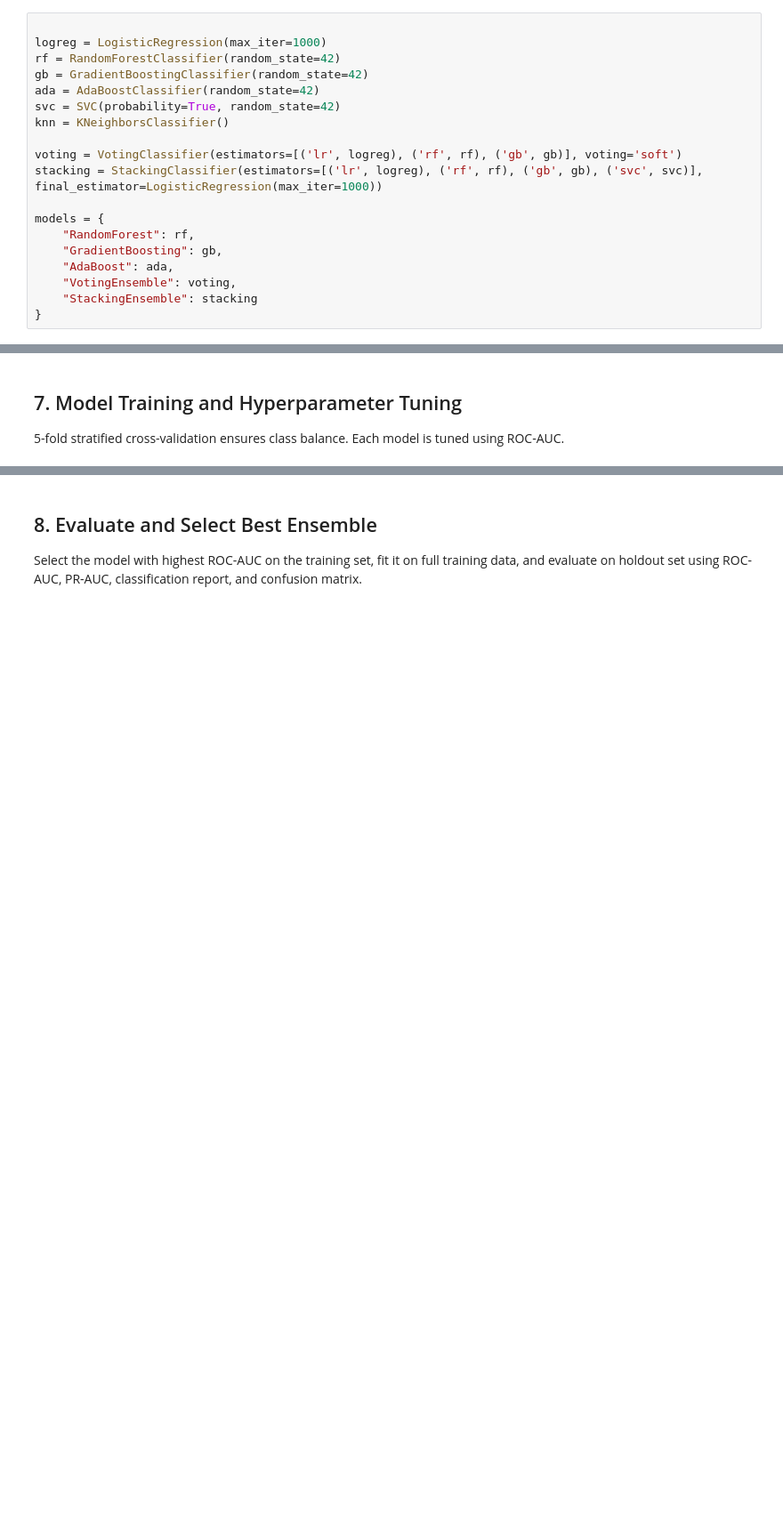
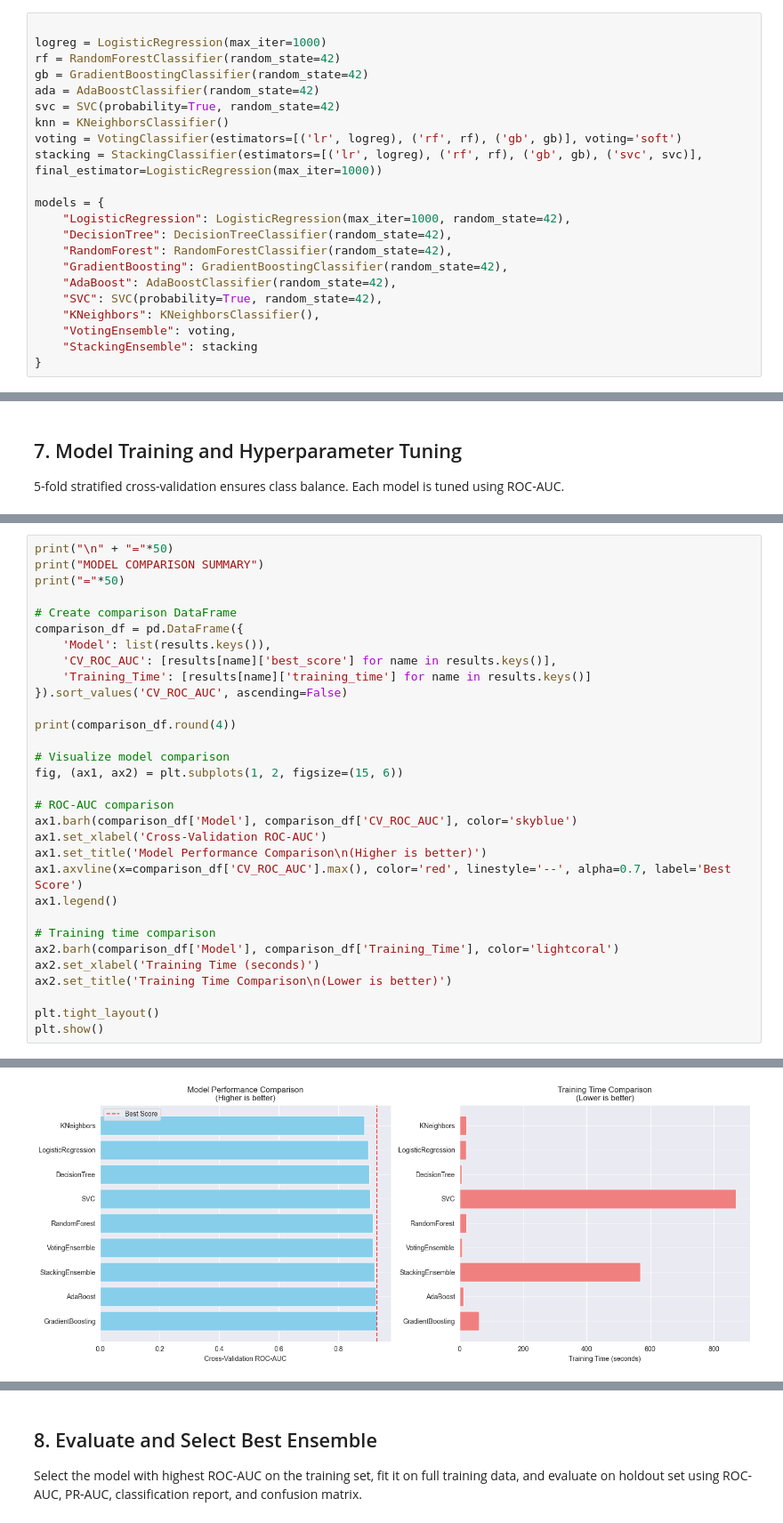
Before and after one commit to rufina-chyhohidze/ML-adult-income-prediction, a Jupyter notebook: 3_Model_Selection_and_Justification.ipynb, the cells around one changed output, grey strips where cells are left out. Shown: that part at 89% size. Cells and saved outputs as stored; diff of their text form; blank space fills up the shorter version.

Commit message:
added more models

```diff
--- a/3_Model_Selection_and_Justification.ipynb
+++ b/3_Model_Selection_and_Justification.ipynb
@@ -110,14 +114,17 @@ gb = GradientBoostingClassifier(random_state=42)
 ada = AdaBoostClassifier(random_state=42)
 svc = SVC(probability=True, random_state=42)
 knn = KNeighborsClassifier()
-
 voting = VotingClassifier(estimators=[('lr', logreg), ('rf', rf), ('gb', gb)], voting='soft')
 stacking = StackingClassifier(estimators=[('lr', logreg), ('rf', rf), ('gb', gb), ('svc', svc)], final_estimator=LogisticRegression(max_iter=1000))
 
 models = {
-    "RandomForest": rf,
-    "GradientBoosting": gb,
-    "AdaBoost": ada,
+    "LogisticRegression": LogisticRegression(max_iter=1000, random_state=42),
+    "DecisionTree": DecisionTreeClassifier(random_state=42),
+    "RandomForest": RandomForestClassifier(random_state=42),
+    "GradientBoosting": GradientBoostingClassifier(random_state=42),
+    "AdaBoost": AdaBoostClassifier(random_state=42),
+    "SVC": SVC(probability=True, random_state=42),
+    "KNeighbors": KNeighborsClassifier(),
     "VotingEnsemble": voting,
     "StackingEnsemble": stacking
 }
@@ -169,0 +285,32 @@ Running model: StackingEnsemble...
+# %%
+print("\n" + "="*50)
+print("MODEL COMPARISON SUMMARY")
+print("="*50)
+
+# Create comparison DataFrame
+comparison_df = pd.DataFrame({
+    'Model': list(results.keys()),
+    'CV_ROC_AUC': [results[name]['best_score'] for name in results.keys()],
+    'Training_Time': [results[name]['training_time'] for name in results.keys()]
+}).sort_values('CV_ROC_AUC', ascending=False)
+
+print(comparison_df.round(4))
+
+# Visualize model comparison
+fig, (ax1, ax2) = plt.subplots(1, 2, figsize=(15, 6))
+
+# ROC-AUC comparison
+ax1.barh(comparison_df['Model'], comparison_df['CV_ROC_AUC'], color='skyblue')
+ax1.set_xlabel('Cross-Validation ROC-AUC')
+ax1.set_title('Model Performance Comparison\n(Higher is better)')
+ax1.axvline(x=comparison_df['CV_ROC_AUC'].max(), color='red', linestyle='--', alpha=0.7, label='Best Score')
+ax1.legend()
+
+# Training time comparison
+ax2.barh(comparison_df['Model'], comparison_df['Training_Time'], color='lightcoral')
+ax2.set_xlabel('Training Time (seconds)')
+ax2.set_title('Training Time Comparison\n(Lower is better)')
+
+plt.tight_layout()
+plt.show()
+# %% [output]
@@ -169,0 +330 @@ Running model: StackingEnsemble...
+[figure, added]
```
Also changed, not shown: parts of 11 cells of this notebook.
